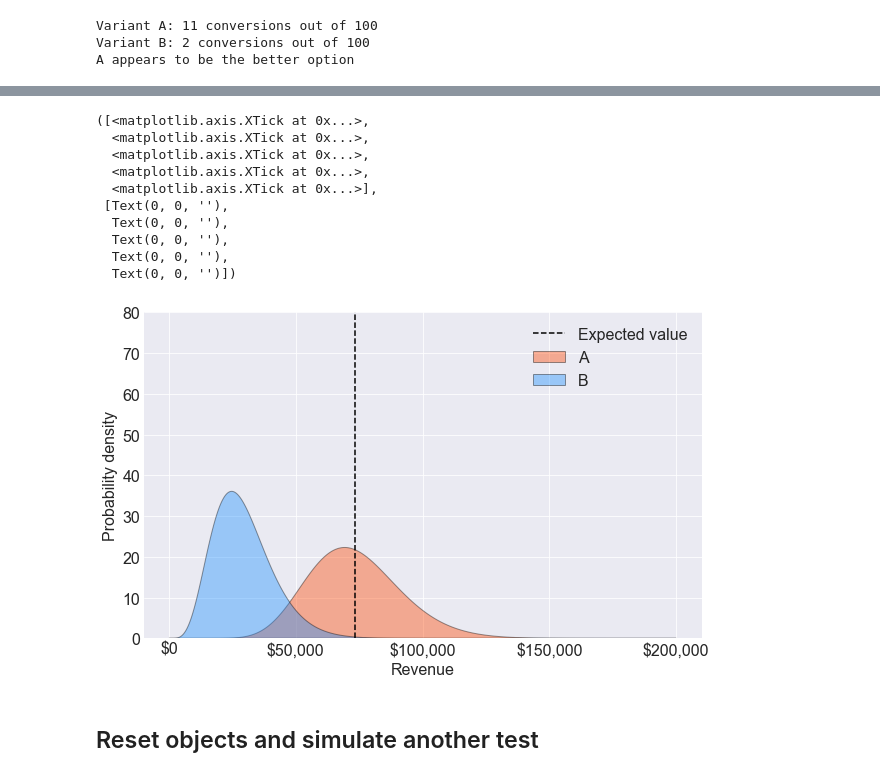
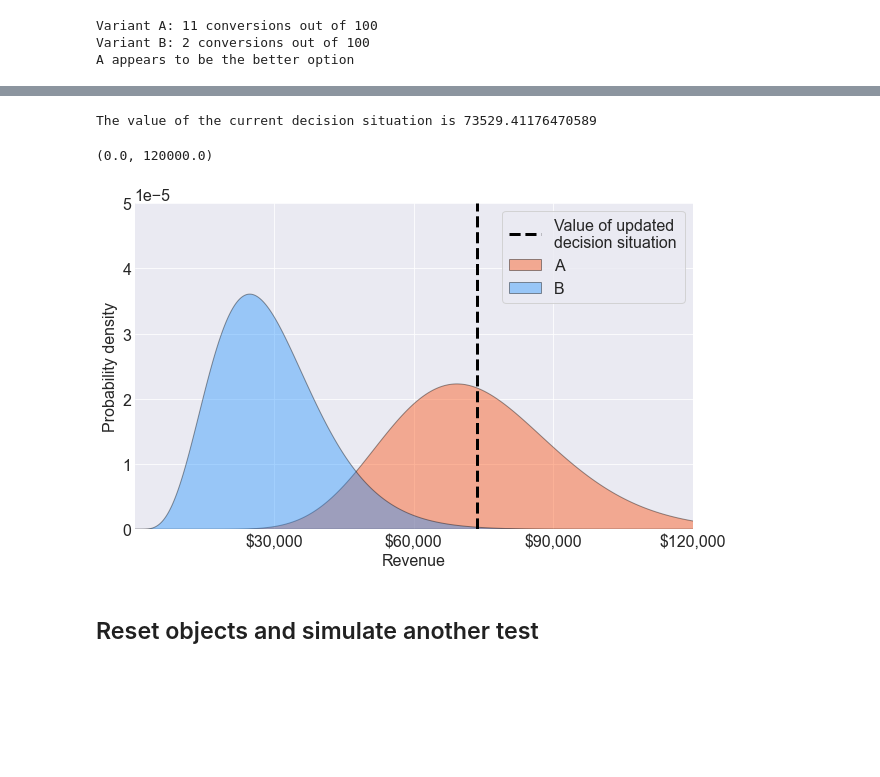
Before and after one commit to tbuffington7/valuable-AB-testing, a Jupyter notebook: AB_testing_notebook.ipynb, the cells around one changed output, grey strips where cells are left out. Cells and saved outputs as stored; diff of their text form; code cells hidden in the pictures; blank space fills up the shorter version.

```diff
--- a/AB_testing_notebook.ipynb
+++ b/AB_testing_notebook.ipynb
@@ -75,23 +76,18 @@ plt.legend(['A', 'B'])
 # %%
-plt.axvline(updated_value, linestyle='--', color='k')
+current_decision_value = np.max((A.expected_value, B.expected_value))
+print(f"The value of the current decision situation is {current_decision_value}")
+plt.axvline(current_decision_value, linestyle='--', color='k', linewidth=3)
+
 A.plot_value_dist('orangered')
 B.plot_value_dist('dodgerblue')
-plt.ylim(0,80)
-plt.legend(['Expected value', 'A', 'B'])
-plt.ylim(0,80)
-plt.xticks(np.linspace(0,200000, 5))
+plt.legend(['Value of updated \ndecision situation', 'A', 'B'], frameon=True)
+plt.ylim(0,0.00005)
+plt.xticks(np.linspace(30000,120000, 4))
+plt.xlim(0, 120000)
 # %% [output]
-([<matplotlib.axis.XTick at 0x...>,
-  <matplotlib.axis.XTick at 0x...>,
-  <matplotlib.axis.XTick at 0x...>,
-  <matplotlib.axis.XTick at 0x...>,
-  <matplotlib.axis.XTick at 0x...>],
- [Text(0, 0, ''),
-  Text(0, 0, ''),
-  Text(0, 0, ''),
-  Text(0, 0, ''),
-  Text(0, 0, '')])
+The value of the current decision situation is 73529.41176470589
+(0.0, 120000.0)
-[figure, old version]
+[figure, new version]
 # %% [markdown]
 ## Reset objects and simulate another test
 # %%
```
Also changed, not shown: parts of 10 cells of this notebook, 2 other files.
